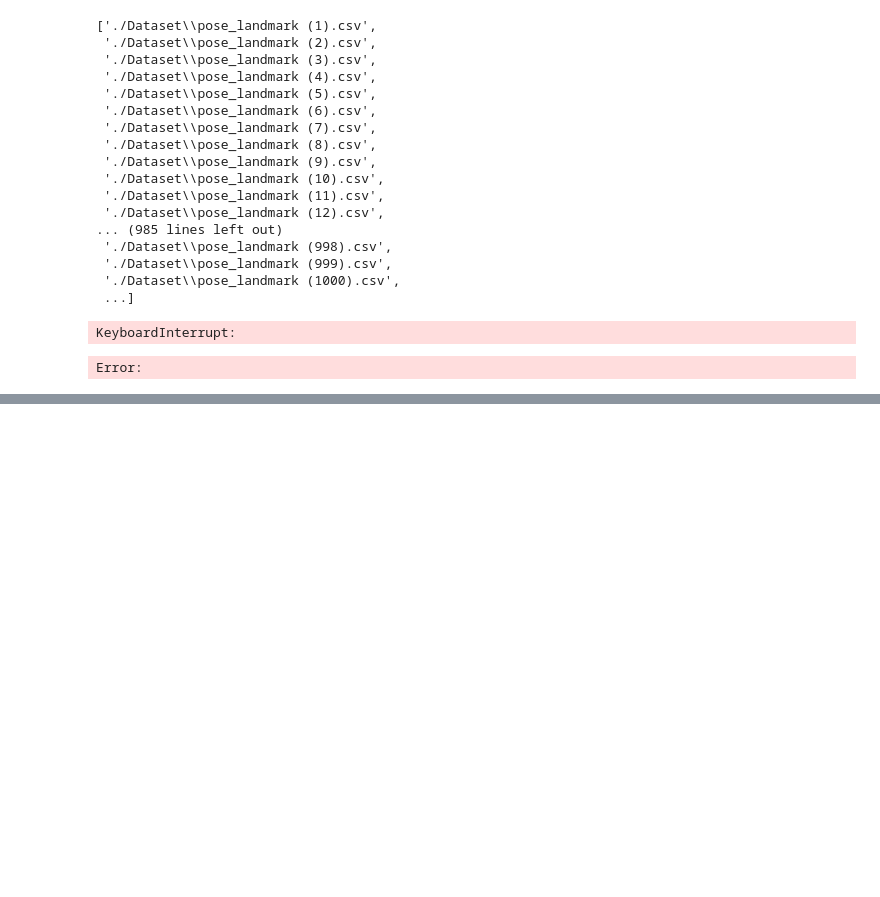
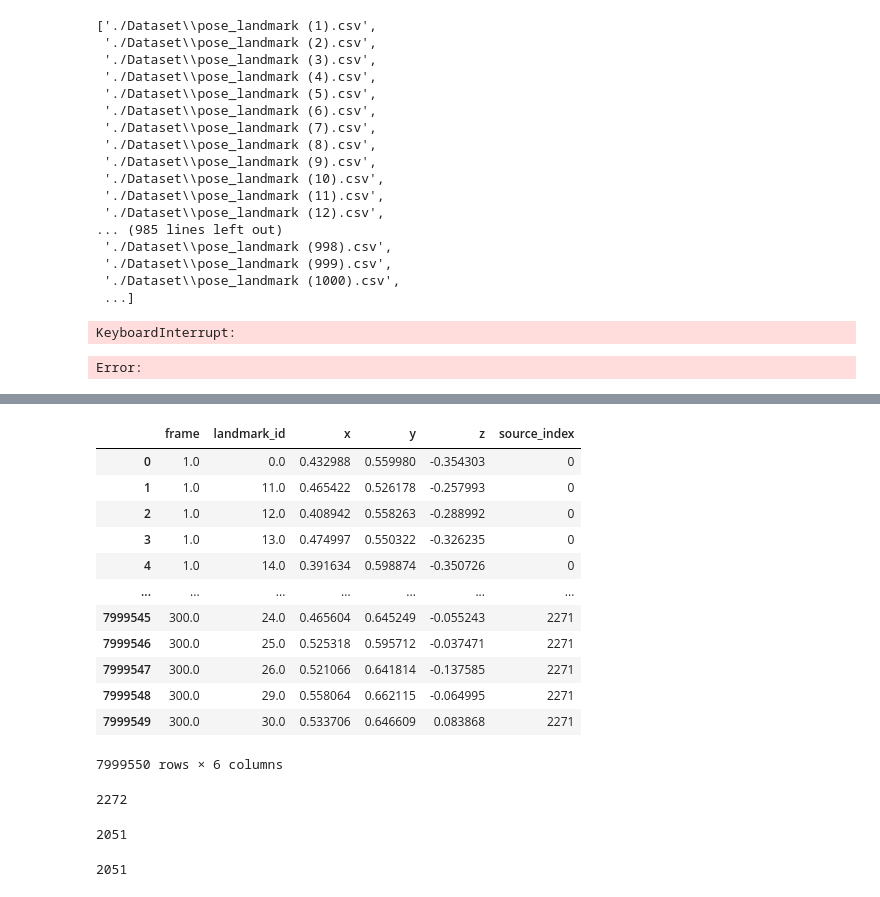
Before and after one commit to GGoneng/AI-Study-Log, a Jupyter notebook: Personal_Project/Graduate_Project/Data_Preprocess.ipynb, the cells around one changed output, grey strips where cells are left out. Saved outputs shown, nothing was run; the diff lists cells and outputs as text; code cells hidden in the pictures; blank space fills up the shorter version.

```diff
--- a/Personal_Project/Graduate_Project/Data_Preprocess.ipynb
+++ b/Personal_Project/Graduate_Project/Data_Preprocess.ipynb
@@ -120,0 +137,18 @@ Error:
+# %%
+data_df = pd.read_csv("merged_data.csv")
+
+data_df
+# %% [output]
+|  | frame | landmark_id | x | y | z | source_index |
+| 0 | 1.0 | 0.0 | 0.432988 | 0.559980 | -0.354303 | 0 |
+| 1 | 1.0 | 11.0 | 0.465422 | 0.526178 | -0.257993 | 0 |
+| 2 | 1.0 | 12.0 | 0.408942 | 0.558263 | -0.288992 | 0 |
+| 3 | 1.0 | 13.0 | 0.474997 | 0.550322 | -0.326235 | 0 |
+| 4 | 1.0 | 14.0 | 0.391634 | 0.598874 | -0.350726 | 0 |
+| ... | ... | ... | ... | ... | ... | ... |
+| 7999545 | 300.0 | 24.0 | 0.465604 | 0.645249 | -0.055243 | 2271 |
+| 7999546 | 300.0 | 25.0 | 0.525318 | 0.595712 | -0.037471 | 2271 |
+| 7999547 | 300.0 | 26.0 | 0.521066 | 0.641814 | -0.137585 | 2271 |
+| 7999548 | 300.0 | 29.0 | 0.558064 | 0.662115 | -0.064995 | 2271 |
+| 7999549 | 300.0 | 30.0 | 0.533706 | 0.646609 | 0.083868 | 2271 |
+7999550 rows × 6 columns
@@ -120,0 +163,12 @@ Error:
+# %%
+len(label_source_index)
+# %% [output]
+2272
+# %%
+len(data_source_index)
+# %% [output]
+2051
+# %%
+len(label_df)
+# %% [output]
+2051
```
Also changed, not shown: parts of 4 cells of this notebook, 1 other file.
